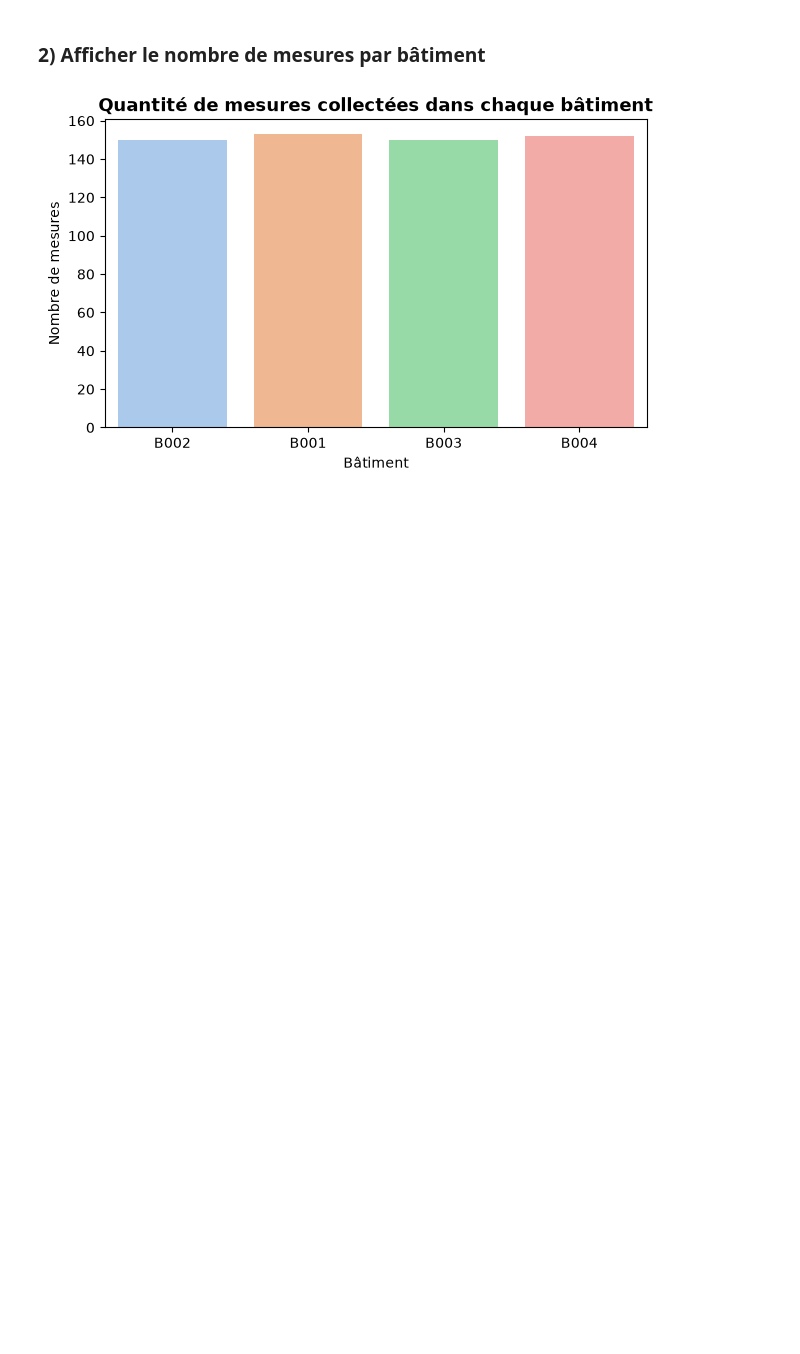
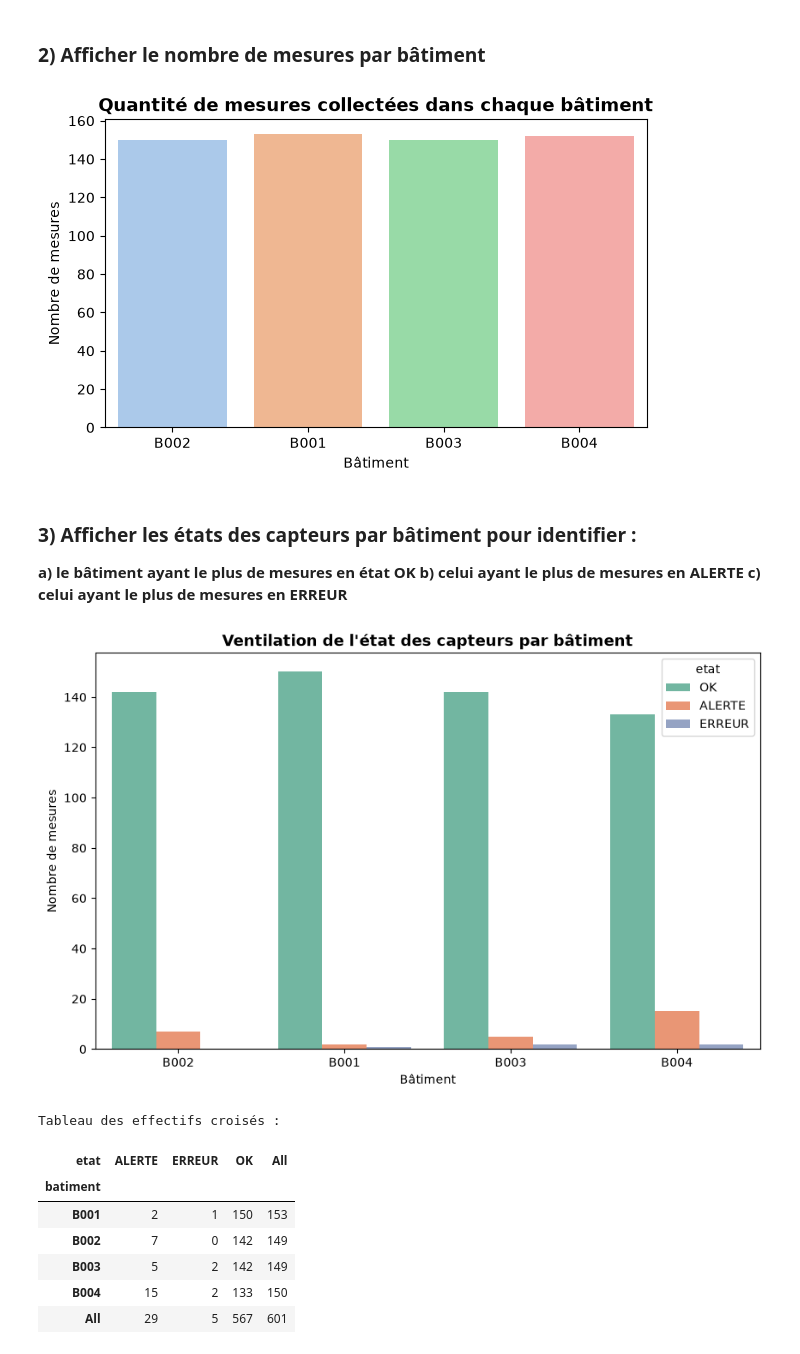
Before and after one commit to DIOPBARHAM/atelier_seaborn_iot, a Jupyter notebook: notebooks/atelier_seaborn_iot.ipynb, the cells around one changed output. Drawn from its saved outputs; the diff is of its cells as text; code cells hidden in the pictures; blank space fills up the shorter version.

Commit message:
3) Afficher les états des capteurs par bâtiment pour identifier : a) le bâtiment ayant le plus de mesures en état OK b) celui ayant le plus de mesures en ALERTE c) celui ayant le plus de mesures en ERREUR

```diff
--- a/notebooks/atelier_seaborn_iot.ipynb
+++ b/notebooks/atelier_seaborn_iot.ipynb
@@ -269,3 +269,33 @@ plt.ylabel("Nombre de mesures")
 plt.show()
 # %% [output]
 [figure]
+# %% [markdown]
+### 3) Afficher les états des capteurs par bâtiment pour identifier :
+**a) le bâtiment ayant le plus de mesures en état OK**
+**b) celui ayant le plus de mesures en ALERTE**
+**c) celui ayant le plus de mesures en ERREUR**
+# %%
+plt.figure(figsize=(10, 6))
+
+# Nous croisons les deux catégories grâce à 'hue' qui sépare les couleurs selon l'état des capteurs
+sns.countplot(data=df, x='batiment', hue='etat', palette='Set2')
+
+plt.title("Ventilation de l'état des capteurs par bâtiment", fontsize=13, fontweight='bold')
+plt.xlabel("Bâtiment")
+plt.ylabel("Nombre de mesures")
+plt.show()
+
+# Affichons le tableau exact calculé par Pandas pour confirmer l'interprétation graphique
+tableau_croise = pd.crosstab(df['batiment'], df['etat'], margins=True)
+print("Tableau des effectifs croisés :")
+tableau_croise
+# %% [output]
+[figure, added]
+Tableau des effectifs croisés :
+| etat | ALERTE | ERREUR | OK | All |
+| batiment |  |  |  |  |
+| B001 | 2 | 1 | 150 | 153 |
+| B002 | 7 | 0 | 142 | 149 |
+| B003 | 5 | 2 | 142 | 149 |
+| B004 | 15 | 2 | 133 | 150 |
+| All | 29 | 5 | 567 | 601 |
```
